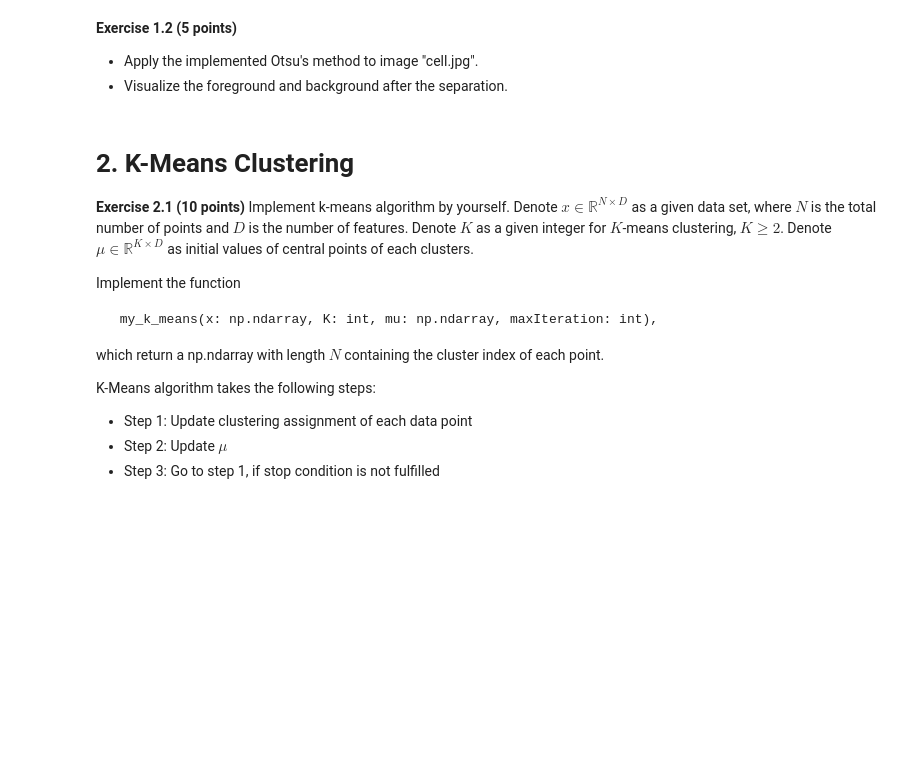
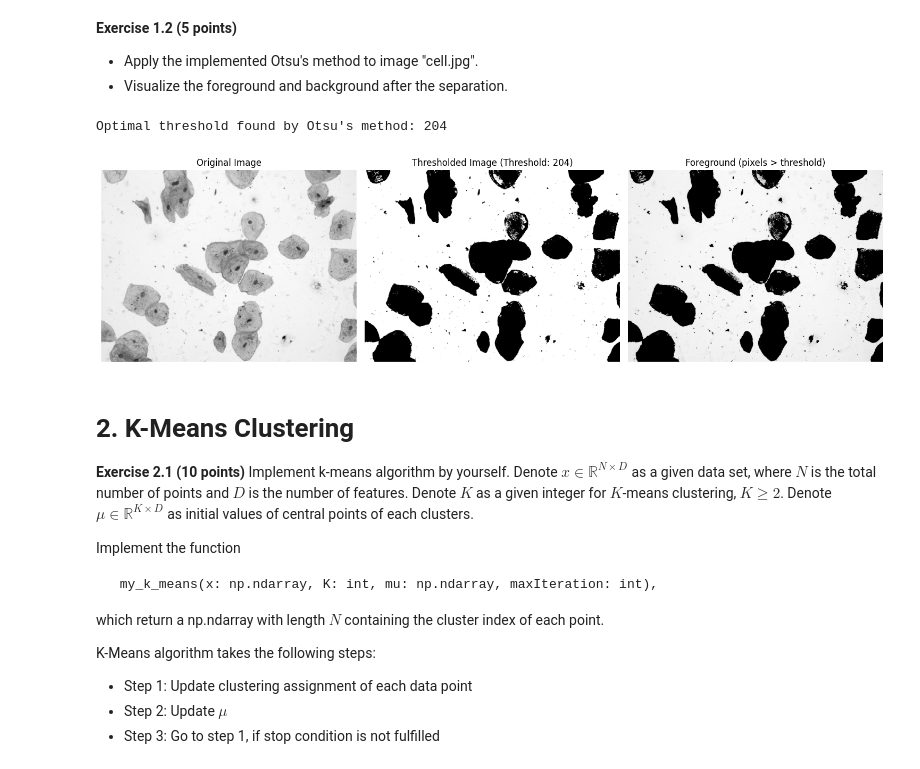
Before and after one commit to Ambos14/ComputerVision26, a Jupyter notebook: Praktikum6/l7.ipynb, the cells around one changed output. Cells and saved outputs as stored; diff of their text form; code cells hidden in the pictures; blank space fills up the shorter version.

```diff
--- a/Praktikum6/l7.ipynb
+++ b/Praktikum6/l7.ipynb
@@ -64,3 +61,46 @@ otsu_method(c)
+# %%
+import cv2
+
+# Load the image
+image_path = '/content/cell.jpg'
+image = cv2.imread(image_path, cv2.IMREAD_GRAYSCALE)
+
+
+# Apply Otsu's method
+optimal_threshold = otsu_method(image)
+print(f"Optimal threshold found by Otsu's method: {optimal_threshold}")
+
+# Create binary image
+binary_image = (image > optimal_threshold).astype(np.uint8) * 255
+
+# Visualize the results
+plt.figure(figsize=(15, 5))
+
+plt.subplot(1, 3, 1)
+plt.imshow(image, cmap='gray')
+plt.title('Original Image')
+plt.axis('off')
+
+plt.subplot(1, 3, 2)
+plt.imshow(binary_image, cmap='gray')
+plt.title(f'Thresholded Image (Threshold: {optimal_threshold})')
+plt.axis('off')
+
+plt.subplot(1, 3, 3)
+# Display foreground (white) and background (black)
+foreground = np.where(image > optimal_threshold, image, 0)
+background = np.where(image <= optimal_threshold, image, 0)
+
+
+plt.imshow(foreground, cmap='gray')
+plt.title('Foreground (pixels > threshold)')
+plt.axis('off')
+
+plt.tight_layout()
+plt.show()
+# %% [output]
+Optimal threshold found by Otsu's method: 204
+[figure, added]
 # %% [markdown]
 # 2. K-Means Clustering
 
```
Also changed, not shown: parts of 9 cells of this notebook.
